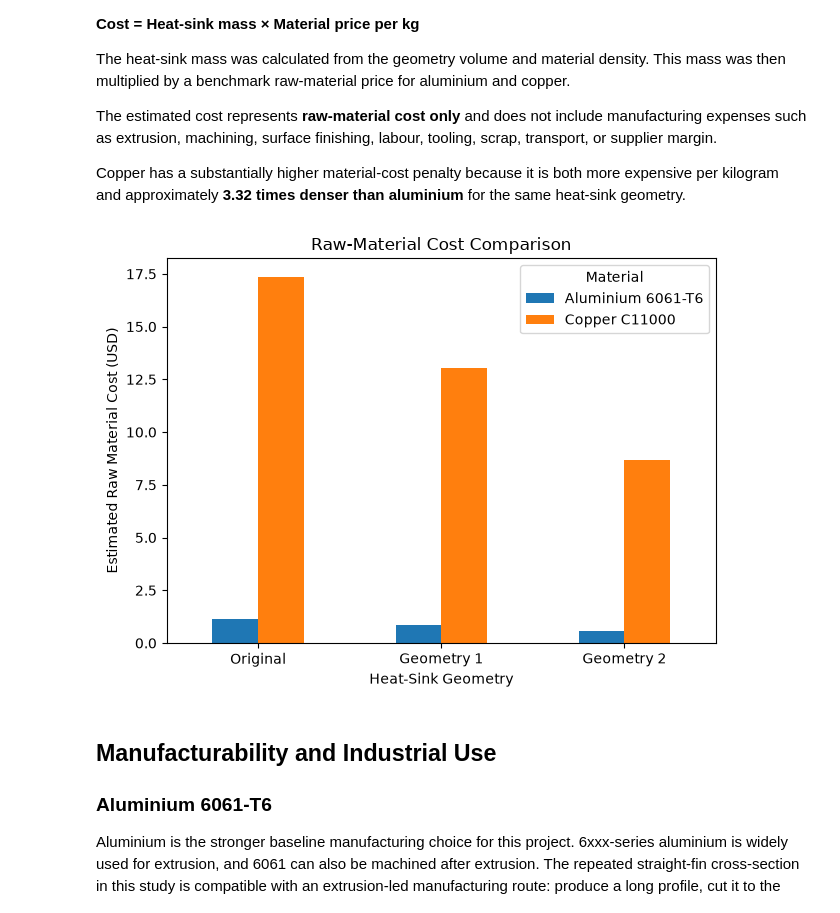
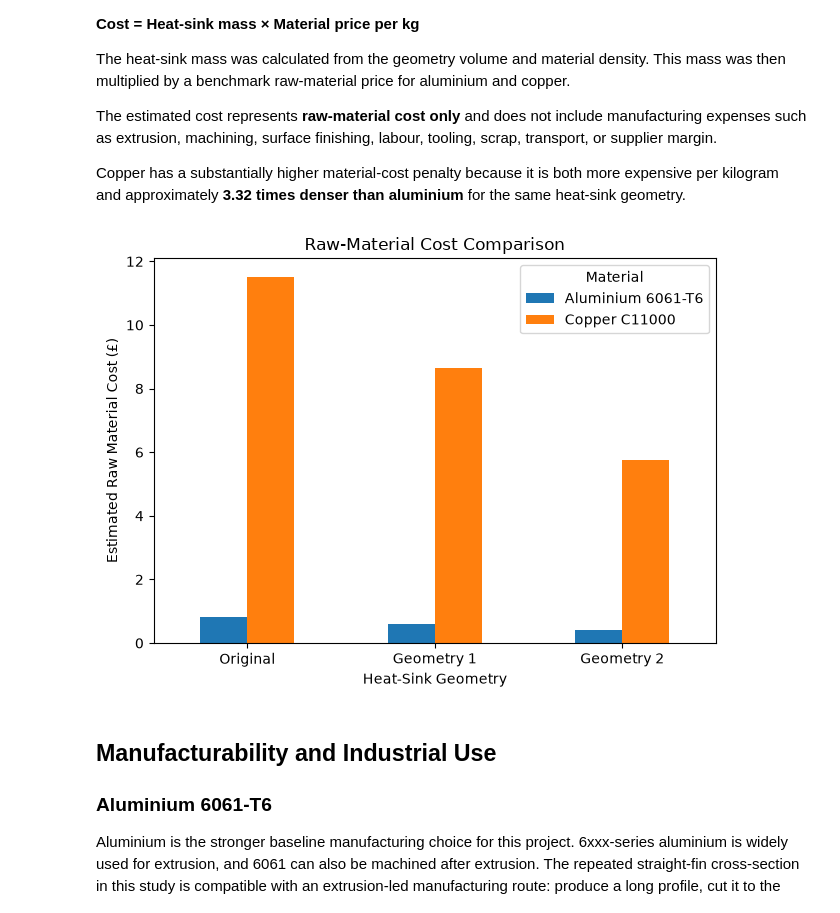
Before and after one commit to jaeheewritescode/mosfet-thermal-simulation, a Jupyter notebook: materials/material_eee.ipynb, the cells around one changed output. Saved outputs shown, nothing was run; the diff lists cells and outputs as text; code cells hidden in the pictures.

```diff
--- a/materials/material_eee.ipynb
+++ b/materials/material_eee.ipynb
@@ -32,8 +32,8 @@ geometries = {
 }
 
 materials = {
-    "Aluminium 6061-T6": {"density_g_cm3": 2.70, "raw_price_usd_kg": 3.270},
-    "Copper C11000": {"density_g_cm3": 8.96, "raw_price_usd_kg": 14.912},
+    "Aluminium 6061-T6": {"density_g_cm3": 2.70, "raw_price_gbp_kg": 2.31},
+    "Copper C11000": {"density_g_cm3": 8.96, "raw_price_gbp_kg": 9.89},
 }
 
 fin_volume_mm3 = fin_width_mm * fin_height_mm * fin_length_mm
@@ -48,7 +48,7 @@ for geometry, g in geometries.items():
             "Material": material,
             "Volume (cm³)": total_volume_cm3,
             "Mass (kg)": mass_kg,
-            "Raw material cost (USD)": mass_kg * m["raw_price_usd_kg"],
+            "Raw material cost (GBP)": mass_kg * m["raw_price_gbp_kg"],
         })
 
 mass_results = pd.DataFrame(rows)
@@ -97,16 +97,16 @@ The estimated cost represents **raw-material cost only** and does not include ma
 
 Copper has a substantially higher material-cost penalty because it is both more expensive per kilogram and approximately **3.32 times denser than aluminium** for the same heat-sink geometry.
 # %%
-cost_plot = mass_results.pivot(index="Geometry", columns="Material", values="Raw material cost (USD)").reindex(["Original", "Geometry 1", "Geometry 2"])
+cost_plot = mass_results.pivot(index="Geometry", columns="Material", values="Raw material cost (GBP)").reindex(["Original", "Geometry 1", "Geometry 2"])
 cost_plot.plot(kind="bar")
 plt.xlabel("Heat-Sink Geometry")
-plt.ylabel("Estimated Raw Material Cost (USD)")
+plt.ylabel("Estimated Raw Material Cost (£)")
 plt.title("Raw-Material Cost Comparison")
 plt.xticks(rotation=0)
 plt.tight_layout()
 plt.show()
 # %% [output]
-[figure, old version]
+[figure, new version]
 # %% [markdown]
 ## Manufacturability and Industrial Use
 
```
Also changed, not shown: parts of 3 cells of this notebook, 4 other files.
